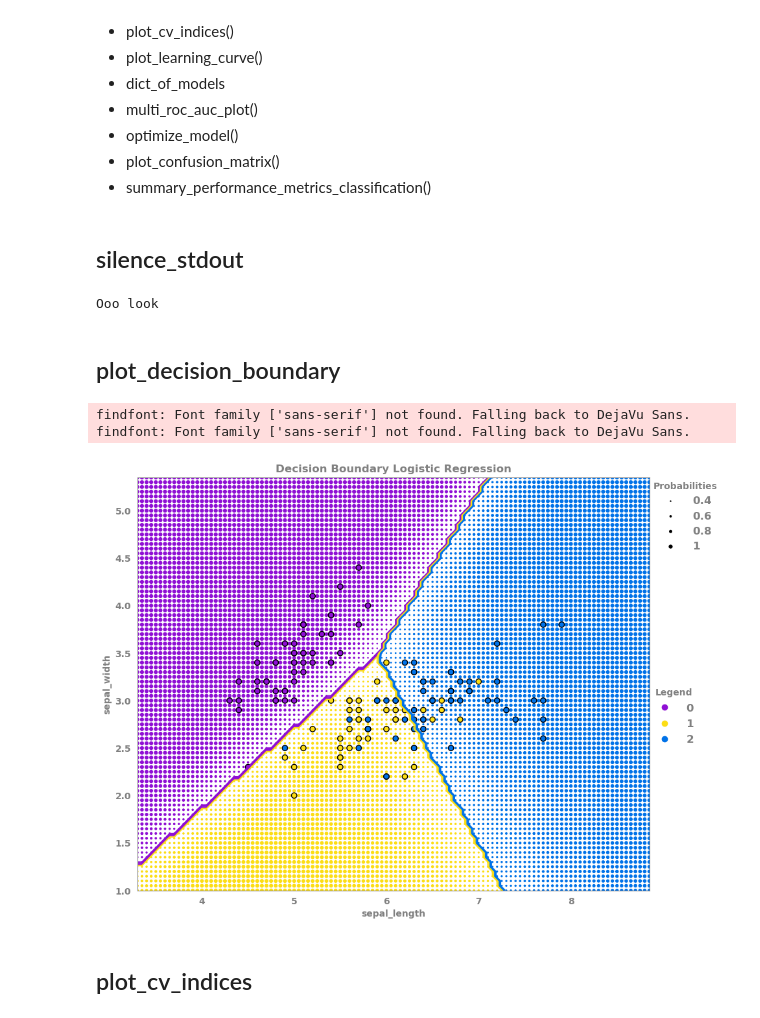
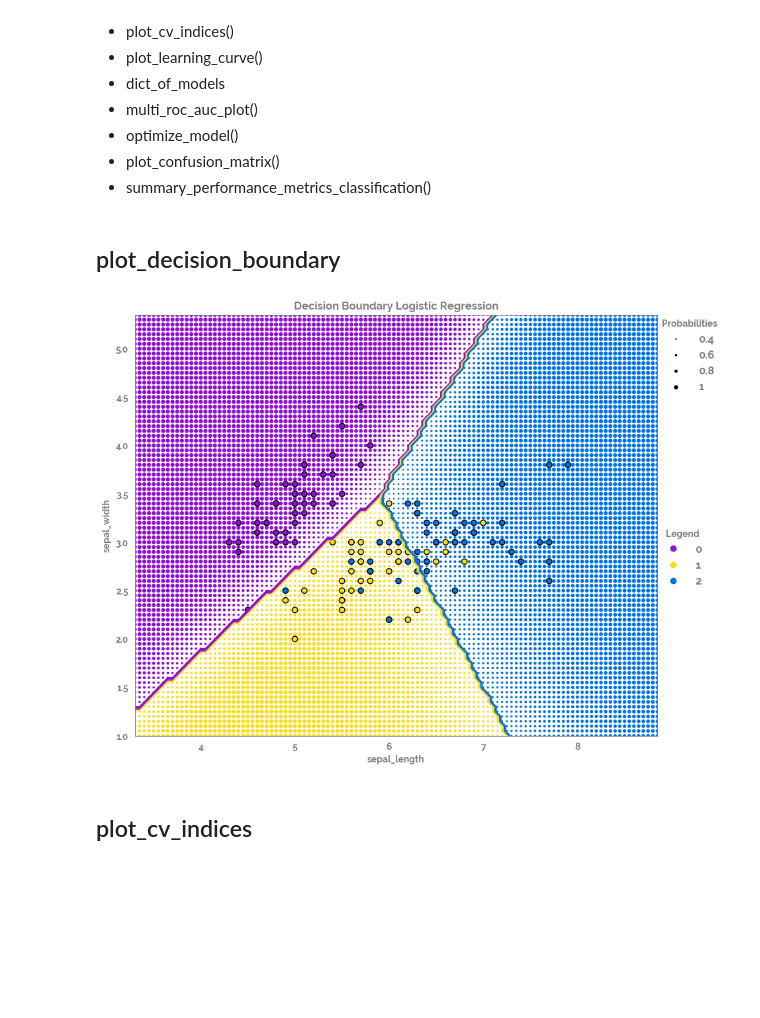
Before and after one commit to jameshtwose/jmspack, a Jupyter notebook: notebooks/ml_utils.ipynb, the cells around one changed output. Cells and saved outputs as stored; diff of their text form; code cells hidden in the pictures; blank space fills up the shorter version.

```diff
--- a/notebooks/ml_utils.ipynb
+++ b/notebooks/ml_utils.ipynb
@@ -52,16 +52,6 @@ if "jms_style_sheet" in plt.style.available:
     _ = plt.style.use("jms_style_sheet")
 # %%
 df = sns.load_dataset("iris")
-# %% [markdown]
-## silence_stdout
-# %%
-message = "Ooo look"
-with silence_stdout():
-    print(f"My super cool message: {message}")
-
-print(message)
-# %% [output]
-Ooo look
 # %% [markdown]
 ## plot_decision_boundary
 # %%
@@ -70,11 +60,9 @@ target = "species"
 X = df[feature_list]
 y = df[target]
 # %%
-fig = plot_decision_boundary(X=X, y=y)
+fig, ax = plot_decision_boundary(X=X, y=y)
 # %% [output]
-findfont: Font family ['sans-serif'] not found. Falling back to DejaVu Sans.
-findfont: Font family ['sans-serif'] not found. Falling back to DejaVu Sans.
-[figure, old version]
+[figure, new version]
 # %% [markdown]
 ## plot_cv_indices
 # %%
```
Also changed, not shown: parts of 8 cells of this notebook, 7 other files.
